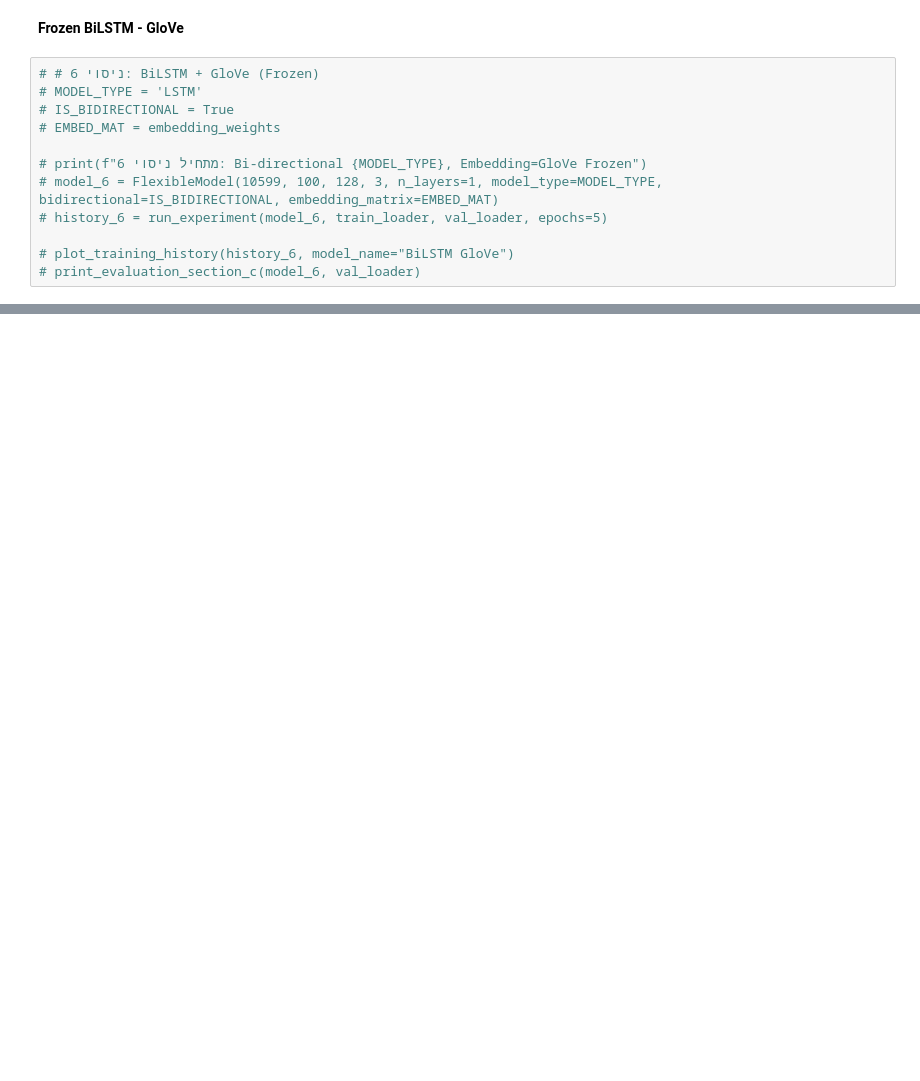
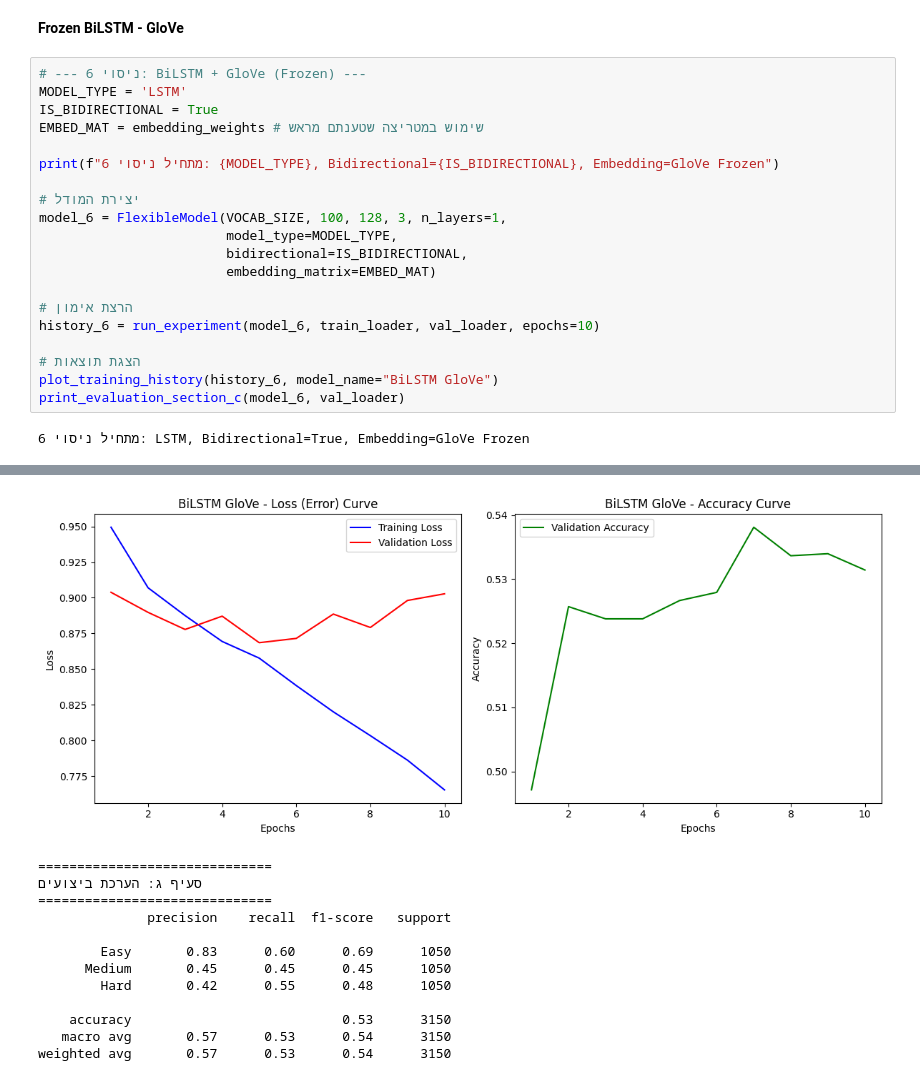
Before and after one commit to eliyahuav/NLP-project, a Jupyter notebook: PART5_Deep Learning for Text Classification.ipynb, the cells around one changed output, grey strips where cells are left out. Cells and saved outputs as stored; diff of their text form; blank space fills up the shorter version.

```diff
--- a/PART5_Deep Learning for Text Classification.ipynb
+++ b/PART5_Deep Learning for Text Classification.ipynb
@@ -627,14 +719,24 @@ weighted avg       0.38      0.45      0.37       600
 # %% [markdown]
 **Frozen BiLSTM - GloVe**
 # %%
-# # ניסוי 6: BiLSTM + GloVe (Frozen)
-# MODEL_TYPE = 'LSTM'
-# IS_BIDIRECTIONAL = True
-# EMBED_MAT = embedding_weights
+# --- ניסוי 6: BiLSTM + GloVe (Frozen) ---
+MODEL_TYPE = 'LSTM'
+IS_BIDIRECTIONAL = True
+EMBED_MAT = embedding_weights # שימוש במטריצה שטענתם מראש
 
-# print(f"מתחיל ניסוי 6: Bi-directional {MODEL_TYPE}, Embedding=GloVe Frozen")
-# model_6 = FlexibleModel(10599, 100, 128, 3, n_layers=1, model_type=MODEL_TYPE, bidirectional=IS_BIDIRECTIONAL, embedding_matrix=EMBED_MAT)
-# history_6 = run_experiment(model_6, train_loader, val_loader, epochs=5)
+print(f"מתחיל ניסוי 6: {MODEL_TYPE}, Bidirectional={IS_BIDIRECTIONAL}, Embedding=GloVe Frozen")
 
-# plot_training_history(history_6, model_name="BiLSTM GloVe")
-# print_evaluation_section_c(model_6, val_loader)
+# יצירת המודל
+model_6 = FlexibleModel(VOCAB_SIZE, 100, 128, 3, n_layers=1,
+                        model_type=MODEL_TYPE,
+                        bidirectional=IS_BIDIRECTIONAL,
+                        embedding_matrix=EMBED_MAT)
+
+# הרצת אימון
+history_6 = run_experiment(model_6, train_loader, val_loader, epochs=10)
+
+# הצגת תוצאות
+plot_training_history(history_6, model_name="BiLSTM GloVe")
+print_evaluation_section_c(model_6, val_loader)
+# %% [output]
+מתחיל ניסוי 6: LSTM, Bidirectional=True, Embedding=GloVe Frozen
@@ -640,0 +753,13 @@ weighted avg       0.38      0.45      0.37       600
+[figure, added]
+==============================
+סעיף ג: הערכת ביצועים
+==============================
+              precision    recall  f1-score   support
+
+        Easy       0.83      0.60      0.69      1050
+      Medium       0.45      0.45      0.45      1050
+        Hard       0.42      0.55      0.48      1050
+
+    accuracy                           0.53      3150
+   macro avg       0.57      0.53      0.54      3150
+weighted avg       0.57      0.53      0.54      3150
```
Also changed, not shown: parts of 11 cells of this notebook.
